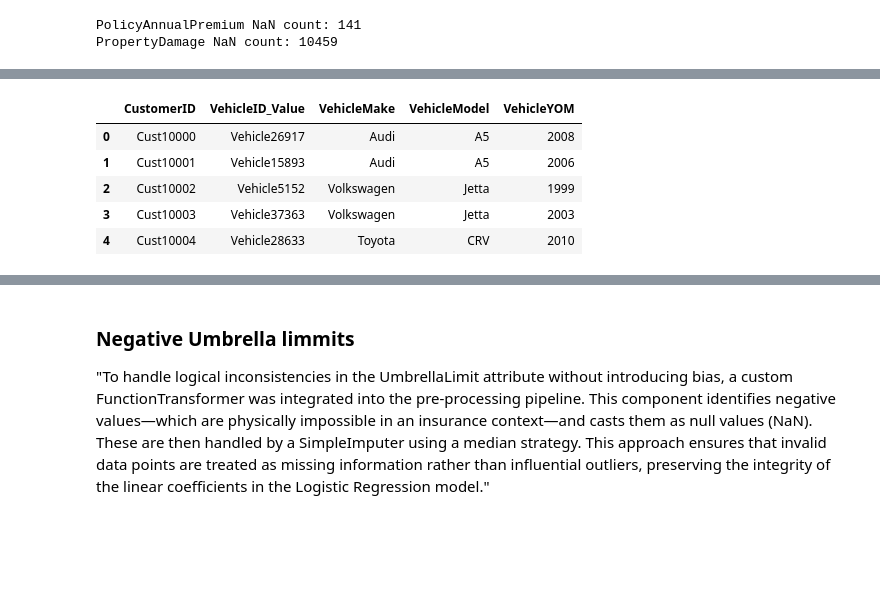
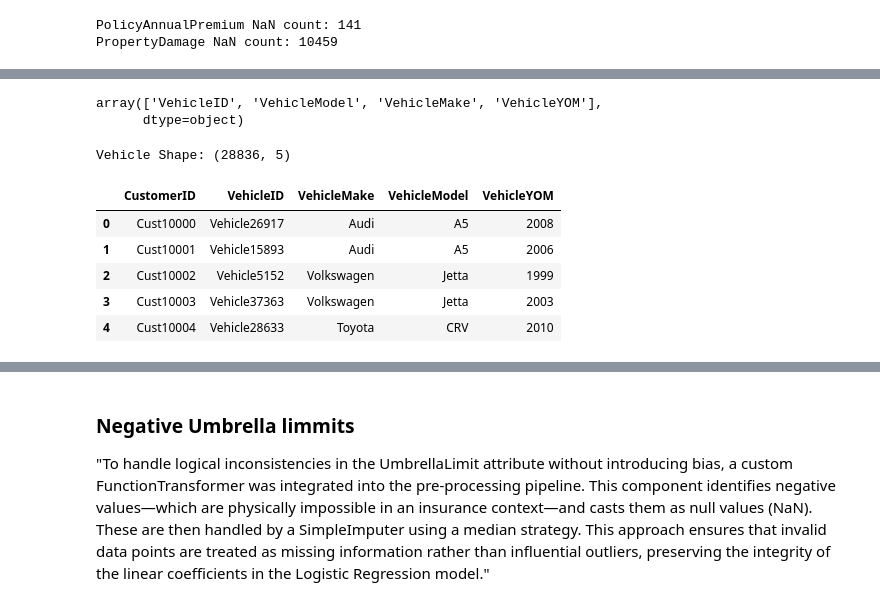
Before and after one commit to bartzilla/Classification, a Jupyter notebook: Assessment.ipynb, the cells around one changed output, grey strips where cells are left out. Drawn from its saved outputs; the diff is of its cells as text; code cells hidden in the pictures; blank space fills up the shorter version.

Commit message:
Added data merge  documentation

```diff
--- a/Assessment.ipynb
+++ b/Assessment.ipynb
@@ -148,9 +148,9 @@ In the next step I pass the na_values specific per dataset, and explicitly inten
 demographics = pd.read_csv(data_dir + 'Train_Demographics.csv', na_values=['NA']) # NA was automatically converted by Pandas however for illustration purposes
 claim = pd.read_csv(data_dir + 'Train_Claim.csv', na_values=['?','-5', 'MISSINGVALUE', 'MISSEDDATA'])
 policy = pd.read_csv(data_dir + 'Train_Policy.csv', na_values=['NA', '-1', 'MISSINGVAL'])
-vehicle = pd.read_csv(data_dir + 'Train_Vehicle.csv', na_values=['???'])
+vehicle_raw = pd.read_csv(data_dir + 'Train_Vehicle.csv', na_values=['???'])
 
-# Check if missing values were marked as NaN. Not displaying all for simplicity but this could easily checked
+# Check if missing values were marked as NaN. Not displaying all for simplicity but this could easily checked further
 print(f"PolicyAnnualPremium NaN count: {policy['PolicyAnnualPremium'].isna().sum()}")
 print(f"PropertyDamage NaN count: {claim['PropertyDamage'].isna().sum()}")
 
@@ -163,22 +164,25 @@ PropertyDamage NaN count: 10459
+# %%
+# Understand which attributes exist in dataset vehicle
+vehicle_raw.VehicleAttribute.unique()
+## 4 different attributes
+# %% [output]
+array(['VehicleID', 'VehicleModel', 'VehicleMake', 'VehicleYOM'],
+      dtype=object)
 # %%
-# Pivot the vehicle data from long to wide format
-vehicle =vehicle.pivot(
+# Pivot the vehicle data from long to wide format to reflect previous attributes
+vehicle = vehicle_raw.pivot(
     index='CustomerID',
     columns='VehicleAttribute',
     values='VehicleAttributeDetails'
 ).reset_index()
 
-# Rename columns to be clearer (optional, but good practice)
 vehicle.columns.name = None
-vehicle.rename(columns={'VehicleID': 'VehicleID_Value',
-                        'VehicleMake': 'VehicleMake',
-                        'VehicleModel': 'VehicleModel',
-                        'VehicleYOM': 'VehicleYOM'},
-               inplace=True)
-
+# Check the shape of the new dataset
+print("Vehicle Shape:", vehicle.shape)
 vehicle.head()
 # %% [output]
+Vehicle Shape: (28836, 5)
-|  | CustomerID | VehicleID_Value | VehicleMake | VehicleModel | VehicleYOM |
+|  | CustomerID | VehicleID | VehicleMake | VehicleModel | VehicleYOM |
 | 0 | Cust10000 | Vehicle26917 | Audi | A5 | 2008 |
 | 1 | Cust10001 | Vehicle15893 | Audi | A5 | 2006 |
 | 2 | Cust10002 | Vehicle5152 | Volkswagen | Jetta | 1999 |
```
Also changed, not shown: parts of 6 cells of this notebook.
